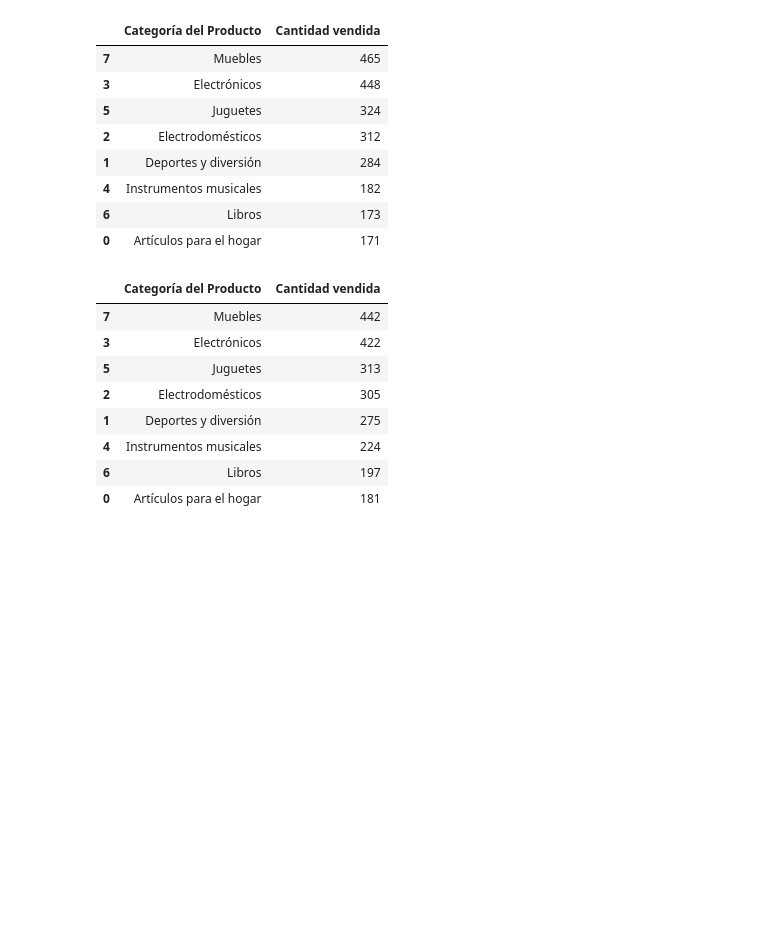
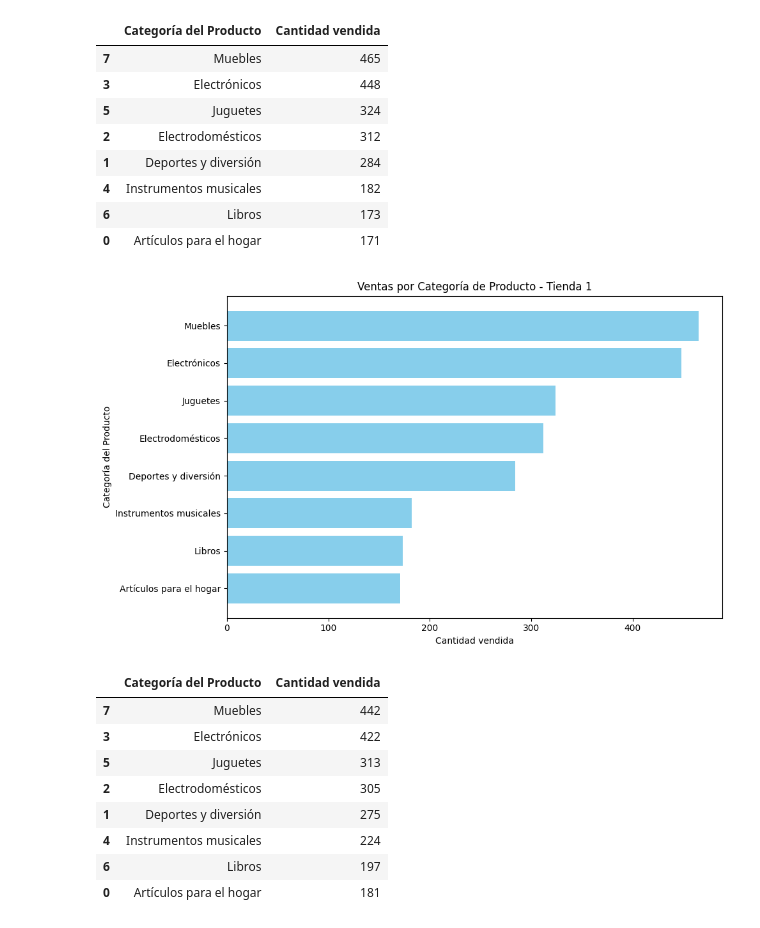
Before and after one commit to RamsesSosa04/Alura_Store_Latam, a Jupyter notebook: AluraStoreLatam.ipynb, the cells around one changed output. Cells and saved outputs as stored; diff of their text form; code cells hidden in the pictures; blank space fills up the shorter version.

Commit message:
Add graph sales by category for all 4 stores

```diff
--- a/AluraStoreLatam.ipynb
+++ b/AluraStoreLatam.ipynb
@@ -71,8 +71,8 @@ plt.show()
 # 2. Ventas por categoría
 # %%
 ventas_por_categoria_tienda1 = tienda.groupby('Categoría del Producto').size().reset_index(name= 'Cantidad vendida')
-ventas_ordenadas = ventas_por_categoria_tienda1.sort_values(by='Cantidad vendida', ascending=False)
-ventas_ordenadas
+ventas_ordenadas1 = ventas_por_categoria_tienda1.sort_values(by='Cantidad vendida', ascending=False)
+ventas_ordenadas1
 # %% [output]
 |  | Categoría del Producto | Cantidad vendida |
 | 7 | Muebles | 465 |
@@ -83,5 +83,16 @@ ventas_ordenadas
 | 4 | Instrumentos musicales | 182 |
 | 6 | Libros | 173 |
 | 0 | Artículos para el hogar | 171 |
+# %%
+plt.figure(figsize=(10, 6))
+plt.barh(ventas_ordenadas1['Categoría del Producto'], ventas_ordenadas1['Cantidad vendida'], color='skyblue')
+plt.xlabel('Cantidad vendida')
+plt.ylabel('Categoría del Producto')
+plt.title('Ventas por Categoría de Producto - Tienda 1')
+plt.gca().invert_yaxis()
+plt.tight_layout()
+plt.show()
+# %% [output]
+[figure, added]
 # %%
 ventas_por_categoria_tienda2 = tienda2.groupby('Categoría del Producto').size().reset_index(name= 'Cantidad vendida')
```
Also changed, not shown: parts of 6 cells of this notebook.
